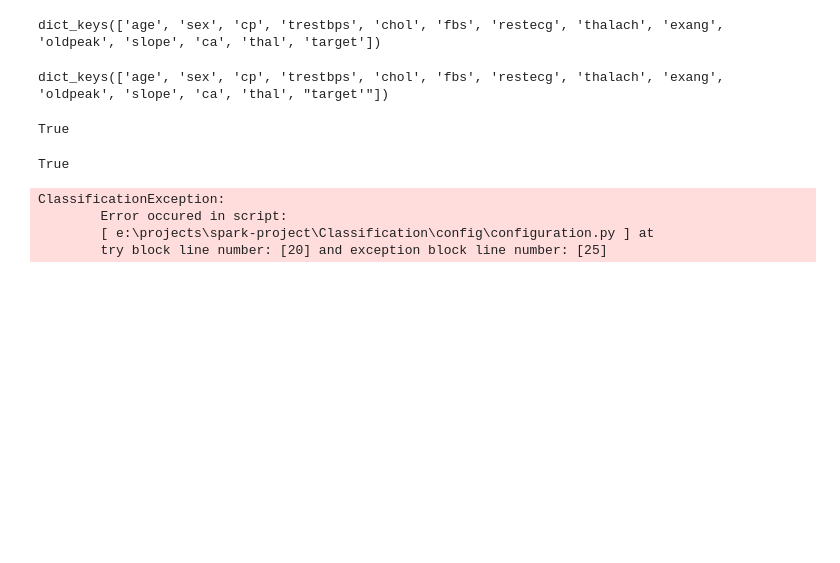
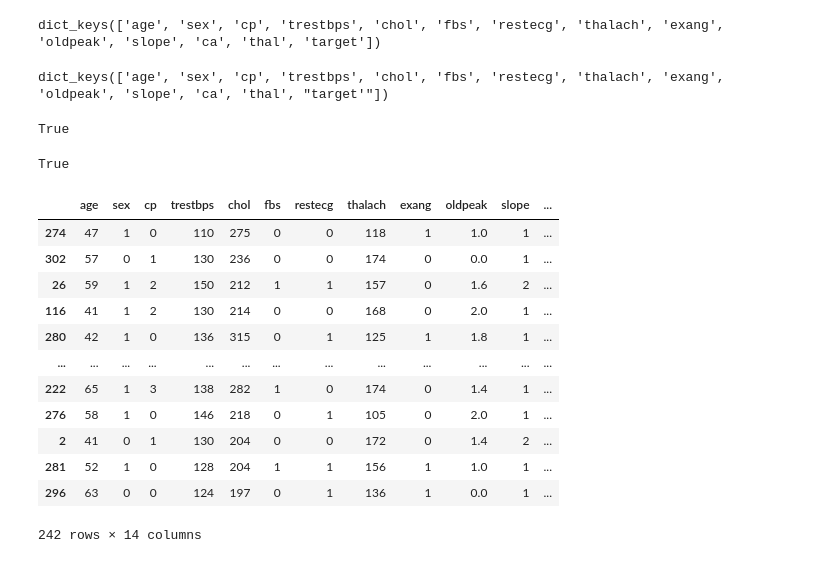
Before and after one commit to TanayPatare/Heart-Classification-Project-Pyspark-MLOps, a Jupyter notebook: jupyter_notebooks/example2.ipynb, the cells around one changed output. Saved outputs shown, nothing was run; the diff lists cells and outputs as text; code cells hidden in the pictures; blank space fills up the shorter version.

Commit message:
Data Transformation pipeline completed

```diff
--- a/jupyter_notebooks/example2.ipynb
+++ b/jupyter_notebooks/example2.ipynb
@@ -255,13 +255,25 @@ else:
     print(False)
 # %% [output]
 True
-# %%
-from Classification.entity.config_entity import DataValidationConfig
-from Classification.config.configuration import Configuration
-x = Configuration().get_data_validation_config()
-x
-# %% [output]
-ClassificationException:
-        Error occured in script:
-        [ e:\projects\spark-project\Classification\config\configuration.py ] at
-        try block line number: [20] and exception block line number: [25]
+# %%
+import pandas as pd
+from sklearn.model_selection import train_test_split
+x = pd.read_csv("heart.csv")
+y,z = train_test_split(x, test_size=0.2)
+L = [y,z]
+# %%
+L[0]
+# %% [output]
+|  | age | sex | cp | trestbps | chol | fbs | restecg | thalach | exang | oldpeak | slope | ... |
+| 274 | 47 | 1 | 0 | 110 | 275 | 0 | 0 | 118 | 1 | 1.0 | 1 | ... |
+| 302 | 57 | 0 | 1 | 130 | 236 | 0 | 0 | 174 | 0 | 0.0 | 1 | ... |
+| 26 | 59 | 1 | 2 | 150 | 212 | 1 | 1 | 157 | 0 | 1.6 | 2 | ... |
+| 116 | 41 | 1 | 2 | 130 | 214 | 0 | 0 | 168 | 0 | 2.0 | 1 | ... |
+| 280 | 42 | 1 | 0 | 136 | 315 | 0 | 1 | 125 | 1 | 1.8 | 1 | ... |
+| ... | ... | ... | ... | ... | ... | ... | ... | ... | ... | ... | ... | ... |
+| 222 | 65 | 1 | 3 | 138 | 282 | 1 | 0 | 174 | 0 | 1.4 | 1 | ... |
+| 276 | 58 | 1 | 0 | 146 | 218 | 0 | 1 | 105 | 0 | 2.0 | 1 | ... |
+| 2 | 41 | 0 | 1 | 130 | 204 | 0 | 0 | 172 | 0 | 1.4 | 2 | ... |
+| 281 | 52 | 1 | 0 | 128 | 204 | 1 | 1 | 156 | 1 | 1.0 | 1 | ... |
+| 296 | 63 | 0 | 0 | 124 | 197 | 0 | 1 | 136 | 1 | 0.0 | 1 | ... |
+242 rows × 14 columns
```
Also changed, not shown: parts of 8 cells of this notebook, 13 other files.
